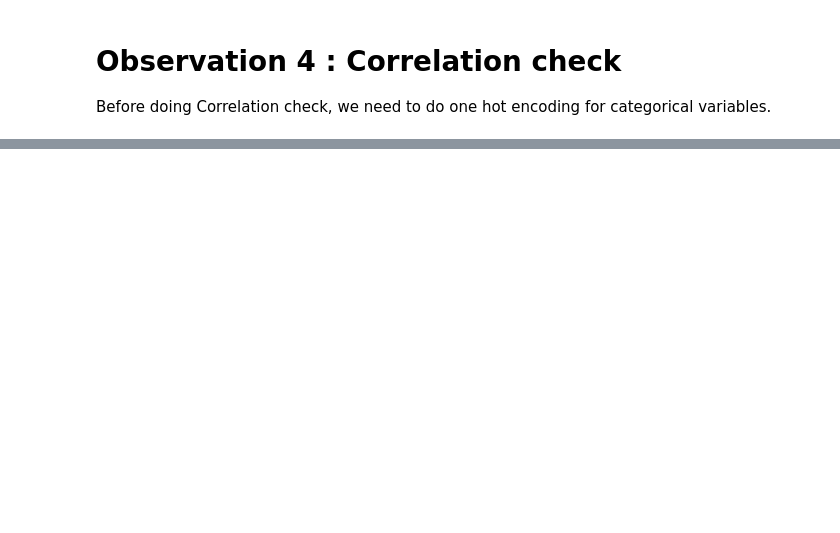
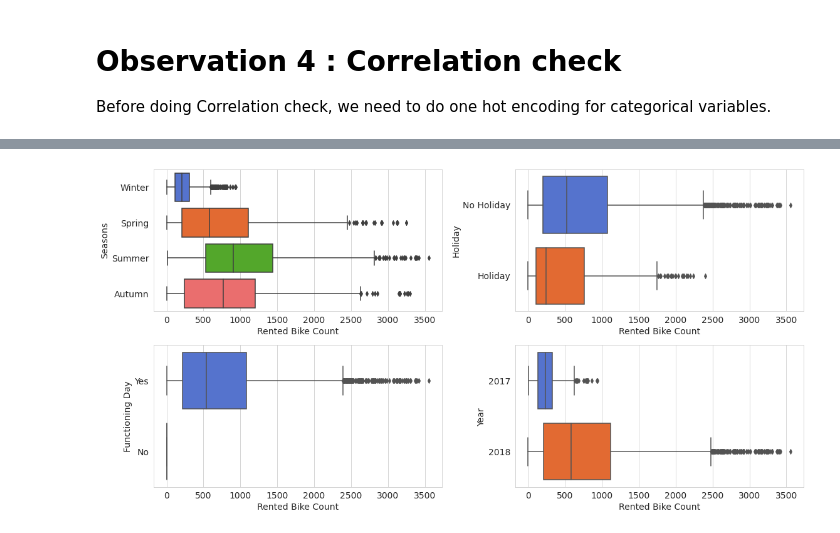
Before and after one commit to Gaurav2912/Bike-Sharing-Demand-Prediction, a Jupyter notebook: Bike_Sharing_Demand_Prediction_Capstone_Project.ipynb, the cells around one changed output, grey strips where cells are left out. Saved outputs shown, nothing was run; the diff lists cells and outputs as text; code cells hidden in the pictures; blank space fills up the shorter version.

```diff
--- a/Bike_Sharing_Demand_Prediction_Capstone_Project.ipynb
+++ b/Bike_Sharing_Demand_Prediction_Capstone_Project.ipynb
@@ -336,0 +394,11 @@ memory usage: 1009.6 KB
+# %%
+# Creates a blanck canvas
+fig, axes = plt.subplots(figsize=(16,8), nrows= 2, ncols= 2)
+
+for ind, feature in enumerate(df_objs.columns):
+  ax = axes[ind // 2, ind % 2]
+  sns.boxplot(data= df, y= feature, x= 'Rented Bike Count', ax= ax, orient= 'h')
+
+plt.tight_layout();
+# %% [output]
+[figure, added]
```
Also changed, not shown: parts of 21 cells of this notebook.
